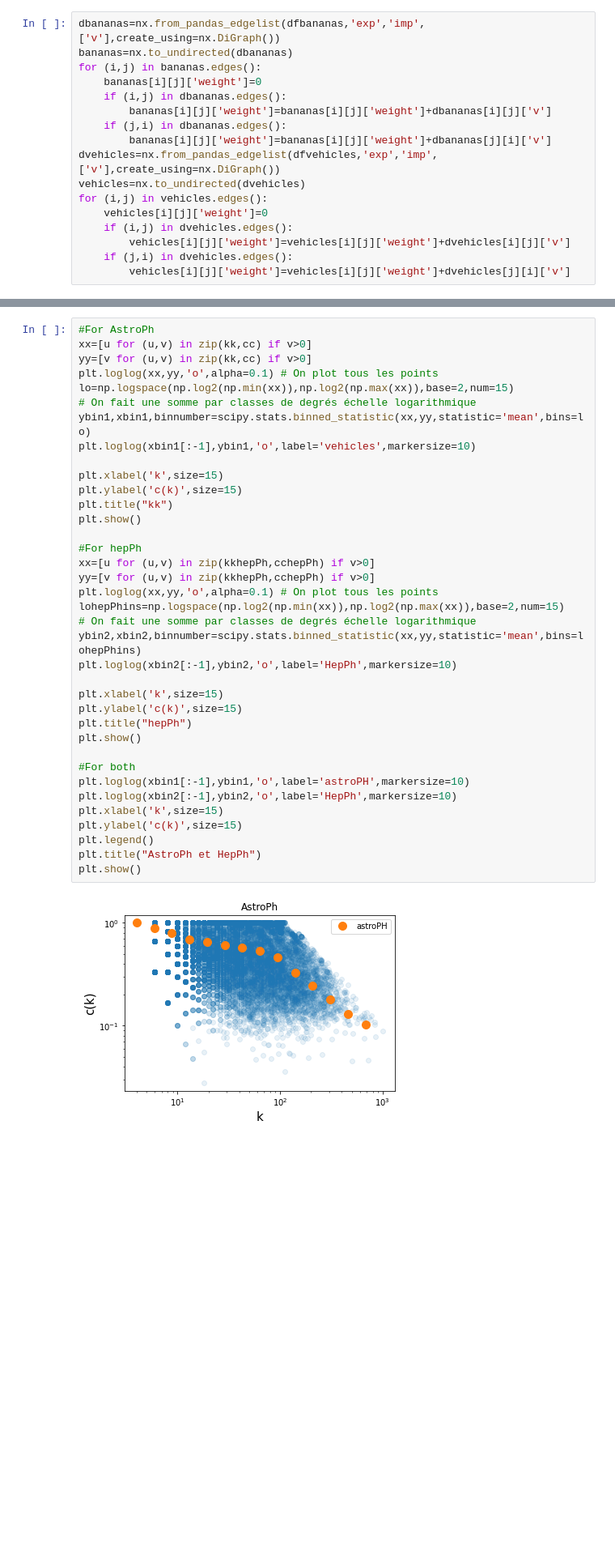
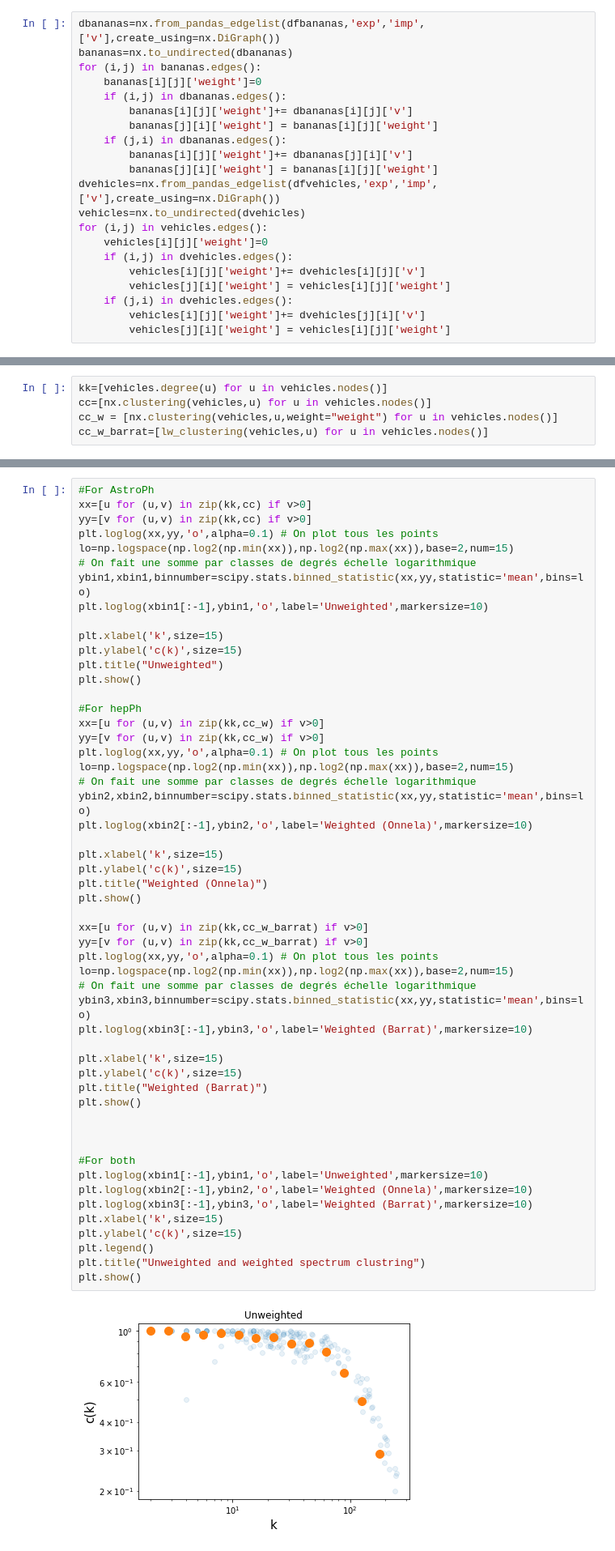
Before and after one commit to ARKEnsae/DM_Analyse_Reseaux, a Jupyter notebook: CC4/CC4_AQLT.ipynb, the cells around one changed output, grey strips where cells are left out. Shown: that part at 81% size. Saved outputs shown, nothing was run; the diff lists cells and outputs as text; blank space fills up the shorter version.

```diff
--- a/CC4/CC4_AQLT.ipynb
+++ b/CC4/CC4_AQLT.ipynb
@@ -281,17 +283,21 @@ bananas=nx.to_undirected(dbananas)
 for (i,j) in bananas.edges():
     bananas[i][j]['weight']=0
     if (i,j) in dbananas.edges():
-        bananas[i][j]['weight']=bananas[i][j]['weight']+dbananas[i][j]['v']
+        bananas[i][j]['weight']+= dbananas[i][j]['v']
+        bananas[j][i]['weight'] = bananas[i][j]['weight']
     if (j,i) in dbananas.edges():
-        bananas[i][j]['weight']=bananas[i][j]['weight']+dbananas[j][i]['v']
+        bananas[i][j]['weight']+= dbananas[j][i]['v']
+        bananas[j][i]['weight'] = bananas[i][j]['weight']
 dvehicles=nx.from_pandas_edgelist(dfvehicles,'exp','imp',['v'],create_using=nx.DiGraph())
 vehicles=nx.to_undirected(dvehicles)
 for (i,j) in vehicles.edges():
     vehicles[i][j]['weight']=0
     if (i,j) in dvehicles.edges():
-        vehicles[i][j]['weight']=vehicles[i][j]['weight']+dvehicles[i][j]['v']
+        vehicles[i][j]['weight']+= dvehicles[i][j]['v']
+        vehicles[j][i]['weight'] = vehicles[i][j]['weight']
     if (j,i) in dvehicles.edges():
-        vehicles[i][j]['weight']=vehicles[i][j]['weight']+dvehicles[j][i]['v']
+        vehicles[i][j]['weight']+= dvehicles[j][i]['v']
+        vehicles[j][i]['weight'] = vehicles[i][j]['weight']
 # %% [markdown]
 ## 2. Analyse robustesse avec des attaques
 ### 2.a Bananes
@@ -487,0 +519,5 @@ AttributeError: 'Graph' object has no attribute 'adjacency_matrix'
+# %%
+kk=[vehicles.degree(u) for u in vehicles.nodes()]
+cc=[nx.clustering(vehicles,u) for u in vehicles.nodes()]
+cc_w = [nx.clustering(vehicles,u,weight="weight") for u in vehicles.nodes()]
+cc_w_barrat=[lw_clustering(vehicles,u) for u in vehicles.nodes()]
@@ -488,39 +552,55 @@ AttributeError: 'Graph' object has no attribute 'adjacency_matrix'
 # %%
 #For AstroPh
 xx=[u for (u,v) in zip(kk,cc) if v>0]
 yy=[v for (u,v) in zip(kk,cc) if v>0]
 plt.loglog(xx,yy,'o',alpha=0.1) # On plot tous les points
 lo=np.logspace(np.log2(np.min(xx)),np.log2(np.max(xx)),base=2,num=15)
 # On fait une somme par classes de degrés échelle logarithmique
 ybin1,xbin1,binnumber=scipy.stats.binned_statistic(xx,yy,statistic='mean',bins=lo)
-plt.loglog(xbin1[:-1],ybin1,'o',label='vehicles',markersize=10)
+plt.loglog(xbin1[:-1],ybin1,'o',label='Unweighted',markersize=10)
 
 plt.xlabel('k',size=15)
 plt.ylabel('c(k)',size=15)
-plt.title("kk")
+plt.title("Unweighted")
 plt.show()
 
 #For hepPh
-xx=[u for (u,v) in zip(kkhepPh,cchepPh) if v>0]
-yy=[v for (u,v) in zip(kkhepPh,cchepPh) if v>0]
+xx=[u for (u,v) in zip(kk,cc_w) if v>0]
+yy=[v for (u,v) in zip(kk,cc_w) if v>0]
 plt.loglog(xx,yy,'o',alpha=0.1) # On plot tous les points
-lohepPhins=np.logspace(np.log2(np.min(xx)),np.log2(np.max(xx)),base=2,num=15)
+lo=np.logspace(np.log2(np.min(xx)),np.log2(np.max(xx)),base=2,num=15)
 # On fait une somme par classes de degrés échelle logarithmique
-ybin2,xbin2,binnumber=scipy.stats.binned_statistic(xx,yy,statistic='mean',bins=lohepPhins)
-plt.loglog(xbin2[:-1],ybin2,'o',label='HepPh',markersize=10)
+ybin2,xbin2,binnumber=scipy.stats.binned_statistic(xx,yy,statistic='mean',bins=lo)
+plt.loglog(xbin2[:-1],ybin2,'o',label='Weighted (Onnela)',markersize=10)
 
 plt.xlabel('k',size=15)
 plt.ylabel('c(k)',size=15)
-plt.title("hepPh")
+plt.title("Weighted (Onnela)")
 plt.show()
 
+xx=[u for (u,v) in zip(kk,cc_w_barrat) if v>0]
+yy=[v for (u,v) in zip(kk,cc_w_barrat) if v>0]
+plt.loglog(xx,yy,'o',alpha=0.1) # On plot tous les points
+lo=np.logspace(np.log2(np.min(xx)),np.log2(np.max(xx)),base=2,num=15)
+# On fait une somme par classes de degrés échelle logarithmique
+ybin3,xbin3,binnumber=scipy.stats.binned_statistic(xx,yy,statistic='mean',bins=lo)
+plt.loglog(xbin3[:-1],ybin3,'o',label='Weighted (Barrat)',markersize=10)
+
+plt.xlabel('k',size=15)
+plt.ylabel('c(k)',size=15)
+plt.title("Weighted (Barrat)")
+plt.show()
+
+
+
 #For both
-plt.loglog(xbin1[:-1],ybin1,'o',label='astroPH',markersize=10)
-plt.loglog(xbin2[:-1],ybin2,'o',label='HepPh',markersize=10)
+plt.loglog(xbin1[:-1],ybin1,'o',label='Unweighted',markersize=10)
+plt.loglog(xbin2[:-1],ybin2,'o',label='Weighted (Onnela)',markersize=10)
+plt.loglog(xbin3[:-1],ybin3,'o',label='Weighted (Barrat)',markersize=10)
 plt.xlabel('k',size=15)
 plt.ylabel('c(k)',size=15)
 plt.legend()
-plt.title("AstroPh et HepPh")
+plt.title("Unweighted and weighted spectrum clustring")
 plt.show()
 # %% [output]
-[figure, old version]
+[figure, new version]
```
Also changed, not shown: parts of 18 cells of this notebook.
